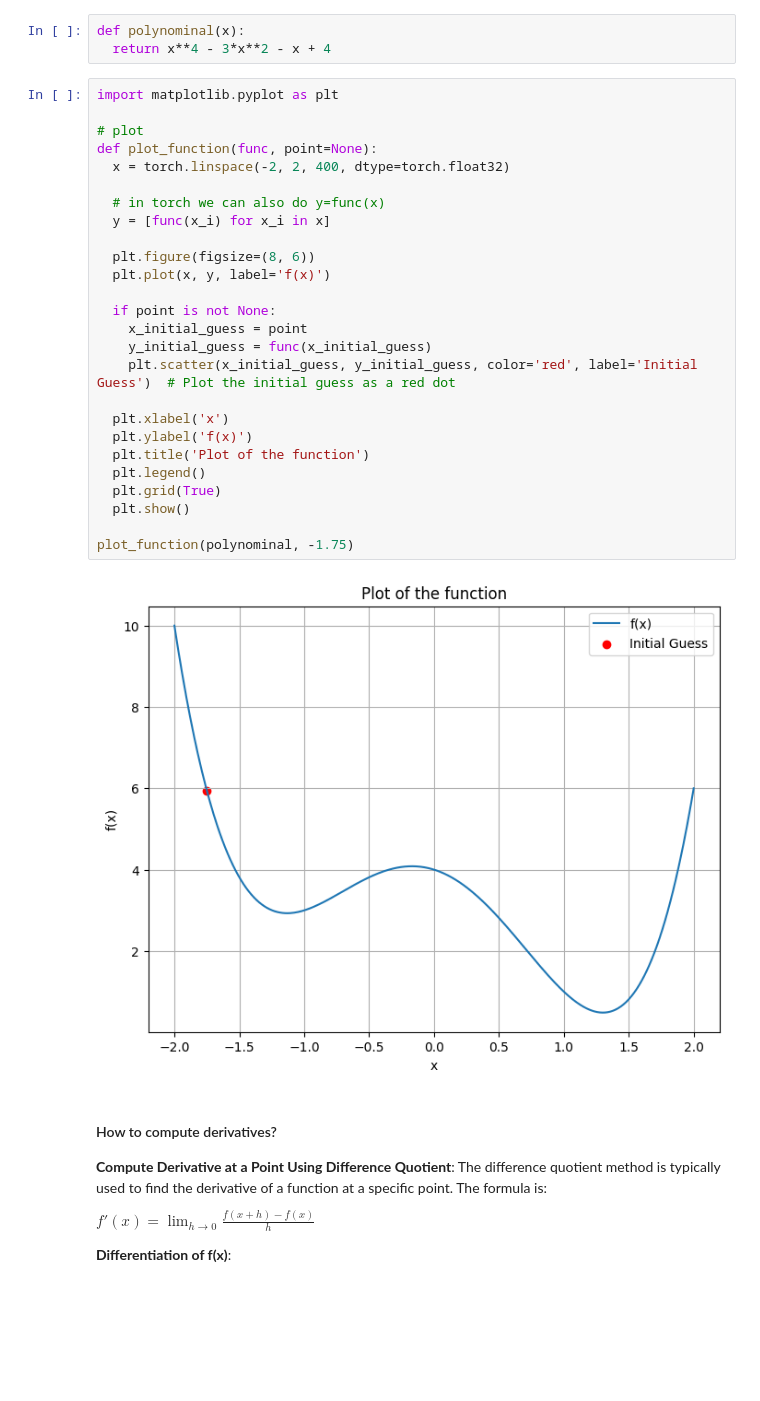
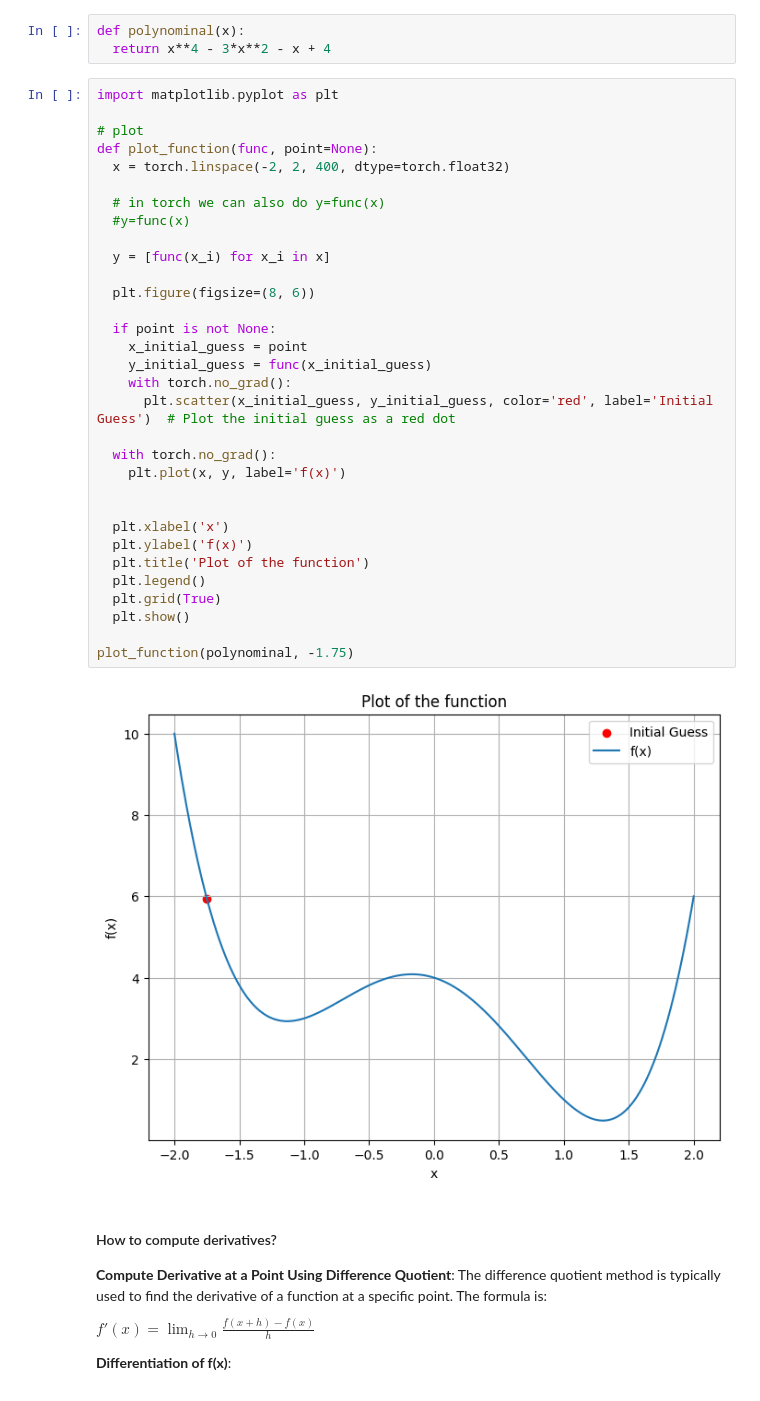
Before and after one commit to sousaUA/Neural-IR-hands-on, a Jupyter notebook: RI_practical_tutorial_1_Torch_background.ipynb, the cells around one changed output. Cells and saved outputs as stored; diff of their text form; blank space fills up the shorter version.

```diff
--- a/RI_practical_tutorial_1_Torch_background.ipynb
+++ b/RI_practical_tutorial_1_Torch_background.ipynb
@@ -122,31 +121,37 @@ def polynominal(x):
 # %%
 import matplotlib.pyplot as plt
 
 # plot
 def plot_function(func, point=None):
   x = torch.linspace(-2, 2, 400, dtype=torch.float32)
 
   # in torch we can also do y=func(x)
+  #y=func(x)
+
   y = [func(x_i) for x_i in x]
 
   plt.figure(figsize=(8, 6))
-  plt.plot(x, y, label='f(x)')
 
   if point is not None:
     x_initial_guess = point
     y_initial_guess = func(x_initial_guess)
-    plt.scatter(x_initial_guess, y_initial_guess, color='red', label='Initial Guess')  # Plot the initial guess as a red dot
+    with torch.no_grad():
+      plt.scatter(x_initial_guess, y_initial_guess, color='red', label='Initial Guess')  # Plot the initial guess as a red dot
+
+  with torch.no_grad():
+    plt.plot(x, y, label='f(x)')
+
 
   plt.xlabel('x')
   plt.ylabel('f(x)')
   plt.title('Plot of the function')
   plt.legend()
   plt.grid(True)
   plt.show()
 
 plot_function(polynominal, -1.75)
 # %% [output]
-[figure, old version]
+[figure, new version]
 # %% [markdown]
 #### How to compute derivatives?
 
```
Also changed, not shown: parts of 6 cells of this notebook.
